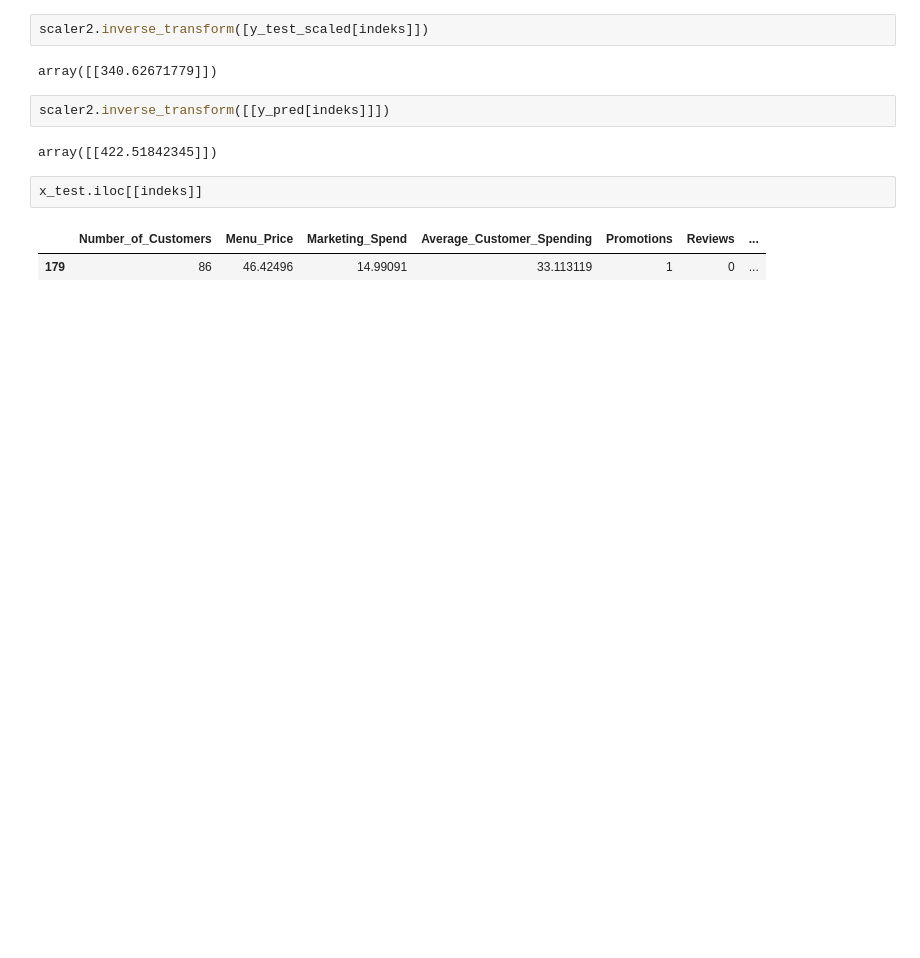
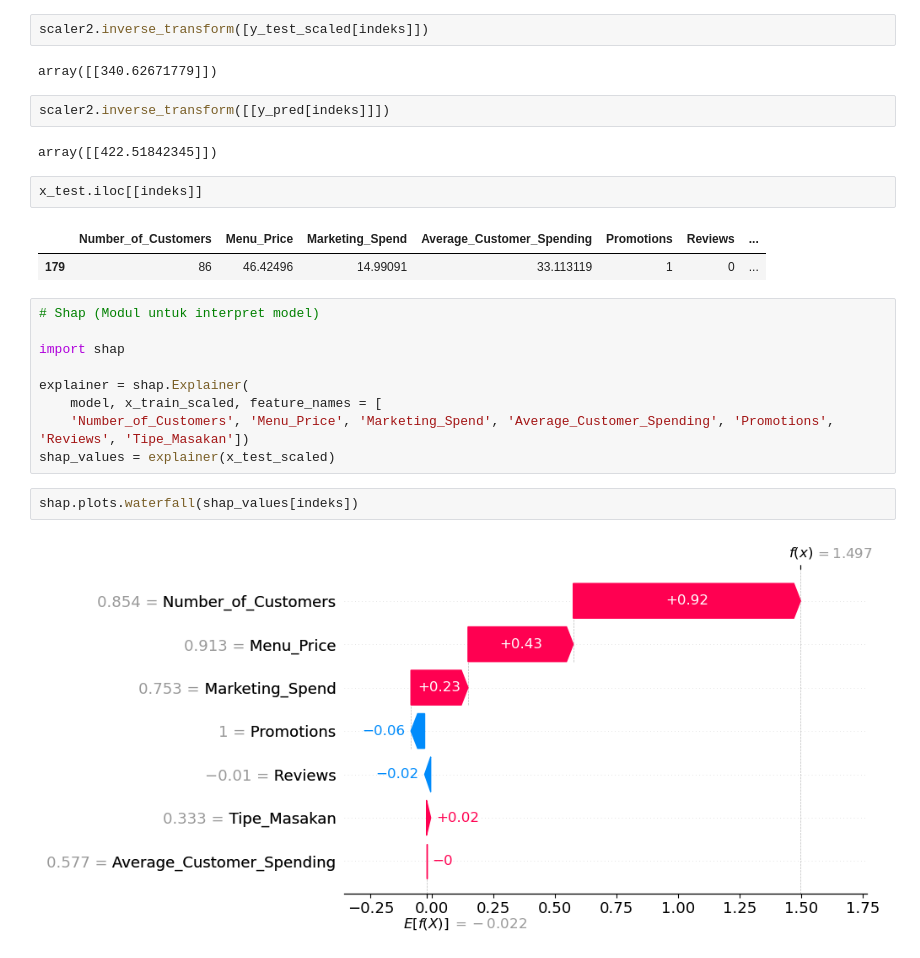
Before and after one commit to novalsofyan/repo-belajar, a Jupyter notebook: python/restaurants-revenue/model.ipynb, the cells around one changed output. Drawn from its saved outputs; the diff is of its cells as text; blank space fills up the shorter version.

Commit message:
Update restaurants-revenue model (shap interpret)

```diff
--- a/python/restaurants-revenue/model.ipynb
+++ b/python/restaurants-revenue/model.ipynb
@@ -289,3 +289,16 @@ x_test.iloc[[indeks]]
 # %% [output]
 |  | Number_of_Customers | Menu_Price | Marketing_Spend | Average_Customer_Spending | Promotions | Reviews | ... |
 | 179 | 86 | 46.42496 | 14.99091 | 33.113119 | 1 | 0 | ... |
+# %%
+# Shap (Modul untuk interpret model)
+
+import shap
+
+explainer = shap.Explainer(
+    model, x_train_scaled, feature_names = [
+    'Number_of_Customers', 'Menu_Price', 'Marketing_Spend', 'Average_Customer_Spending', 'Promotions', 'Reviews', 'Tipe_Masakan'])
+shap_values = explainer(x_test_scaled)
+# %%
+shap.plots.waterfall(shap_values[indeks])
+# %% [output]
+[figure, added]
```
Also changed, not shown: parts of 4 cells of this notebook.
